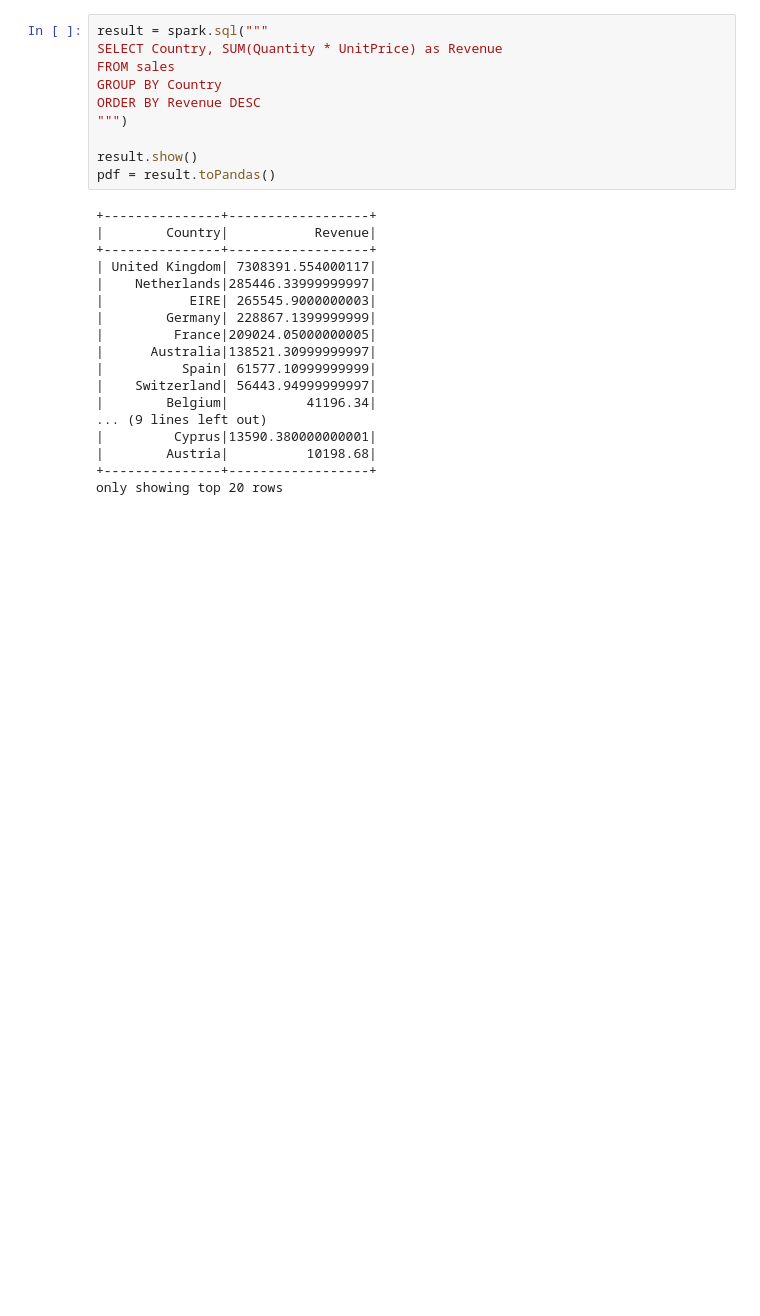
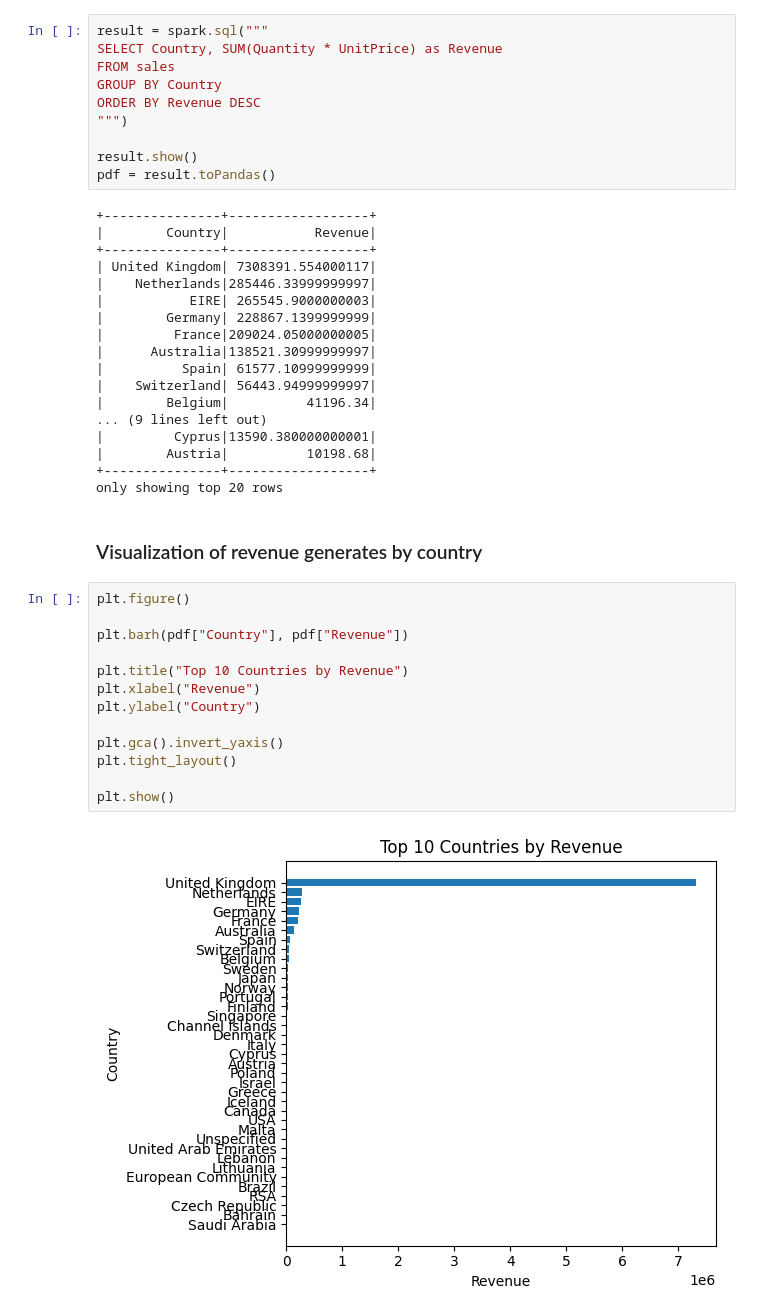
Before and after one commit to nabinyari/Bigdata_analysis_retail, a Jupyter notebook: main_assignment.ipynb, the cells around one changed output. Cells and saved outputs as stored; diff of their text form; blank space fills up the shorter version.

Commit message:
visualization of revenue generates by country

```diff
--- a/main_assignment.ipynb
+++ b/main_assignment.ipynb
@@ -274,3 +274,20 @@ pdf = result.toPandas()
 |        Austria|          10198.68|
 +---------------+------------------+
 only showing top 20 rows
+# %% [markdown]
+### Visualization of revenue generates by country
+# %%
+plt.figure()
+
+plt.barh(pdf["Country"], pdf["Revenue"])
+
+plt.title("Top 10 Countries by Revenue")
+plt.xlabel("Revenue")
+plt.ylabel("Country")
+
+plt.gca().invert_yaxis()
+plt.tight_layout()
+
+plt.show()
+# %% [output]
+[figure, added]
```
